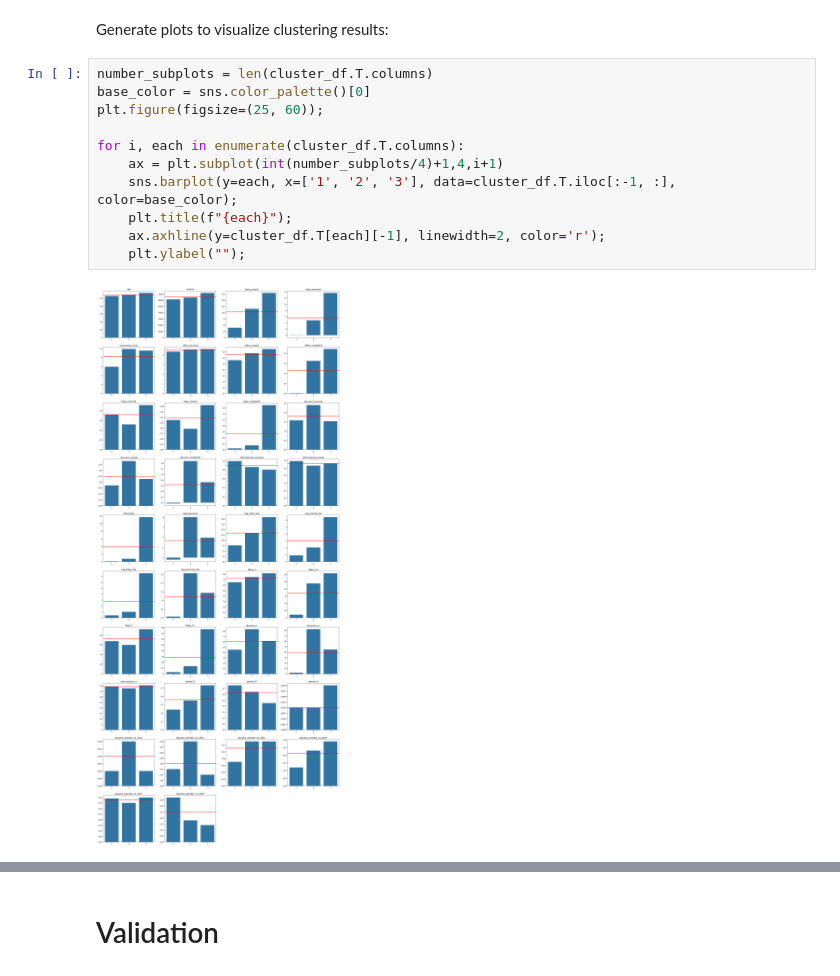
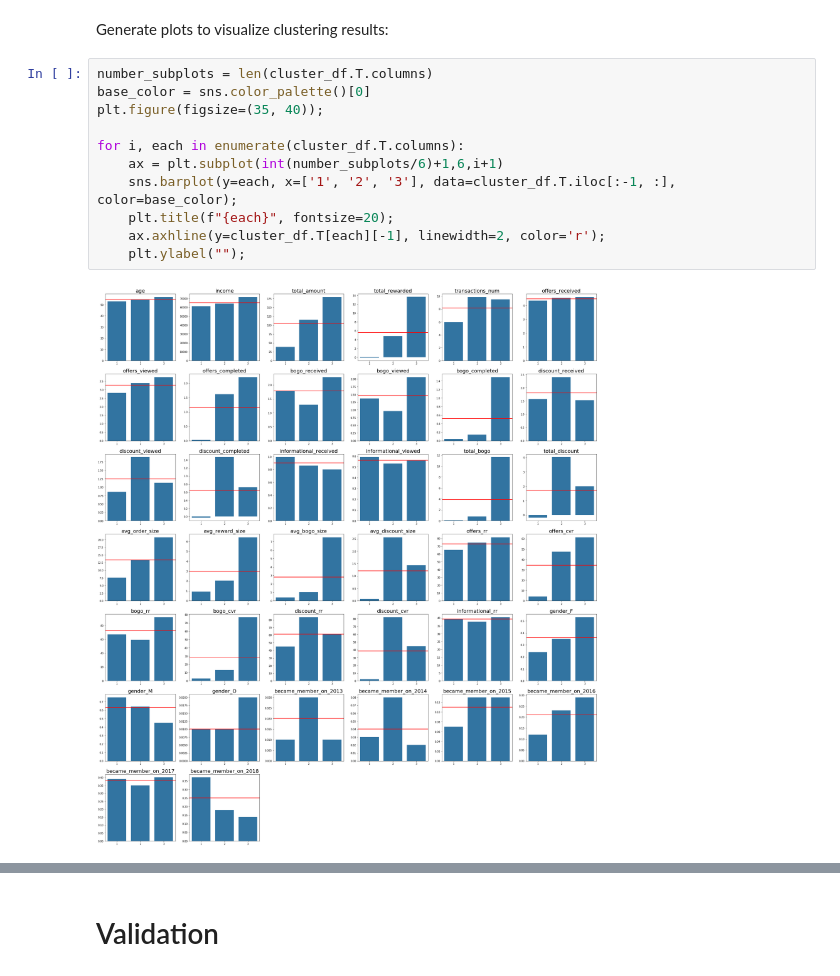
Before and after one commit to k-bosko/Starbucks_rewards, a Jupyter notebook: 3_Starbucks_modeling.ipynb, the cells around one changed output, grey strips where cells are left out. Saved outputs shown, nothing was run; the diff lists cells and outputs as text.

```diff
--- a/3_Starbucks_modeling.ipynb
+++ b/3_Starbucks_modeling.ipynb
@@ -390,13 +390,13 @@ Generate plots to visualize clustering results:
 # %%
 number_subplots = len(cluster_df.T.columns)
 base_color = sns.color_palette()[0]
-plt.figure(figsize=(25, 60));
+plt.figure(figsize=(35, 40));
 
 for i, each in enumerate(cluster_df.T.columns):
-    ax = plt.subplot(int(number_subplots/4)+1,4,i+1)
+    ax = plt.subplot(int(number_subplots/6)+1,6,i+1)
     sns.barplot(y=each, x=['1', '2', '3'], data=cluster_df.T.iloc[:-1, :], color=base_color);
-    plt.title(f"{each}");
+    plt.title(f"{each}", fontsize=20);
     ax.axhline(y=cluster_df.T[each][-1], linewidth=2, color='r');
     plt.ylabel("");
 # %% [output]
-[figure, old version]
+[figure, new version]
```
Also changed, not shown: parts of 1 cell of this notebook, 2 other files.
